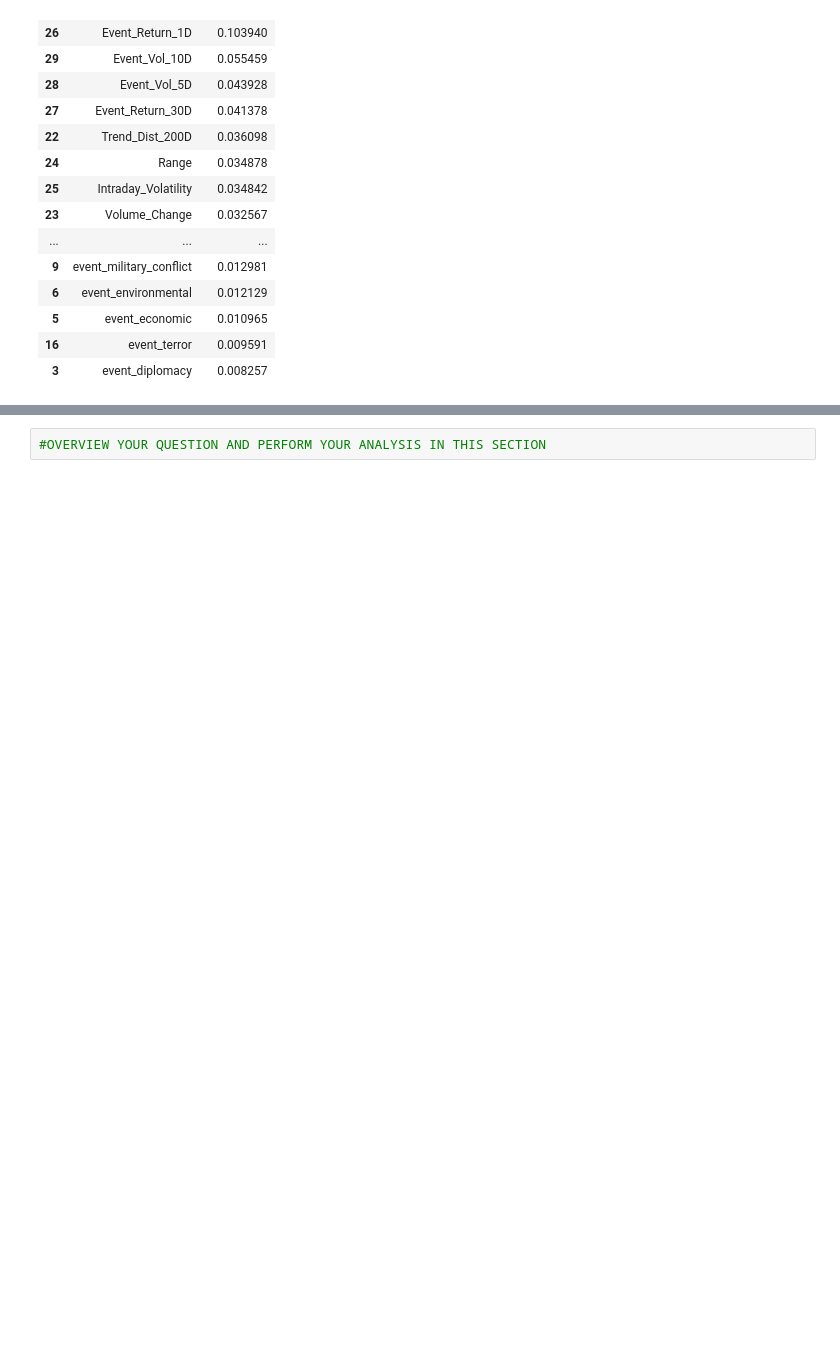
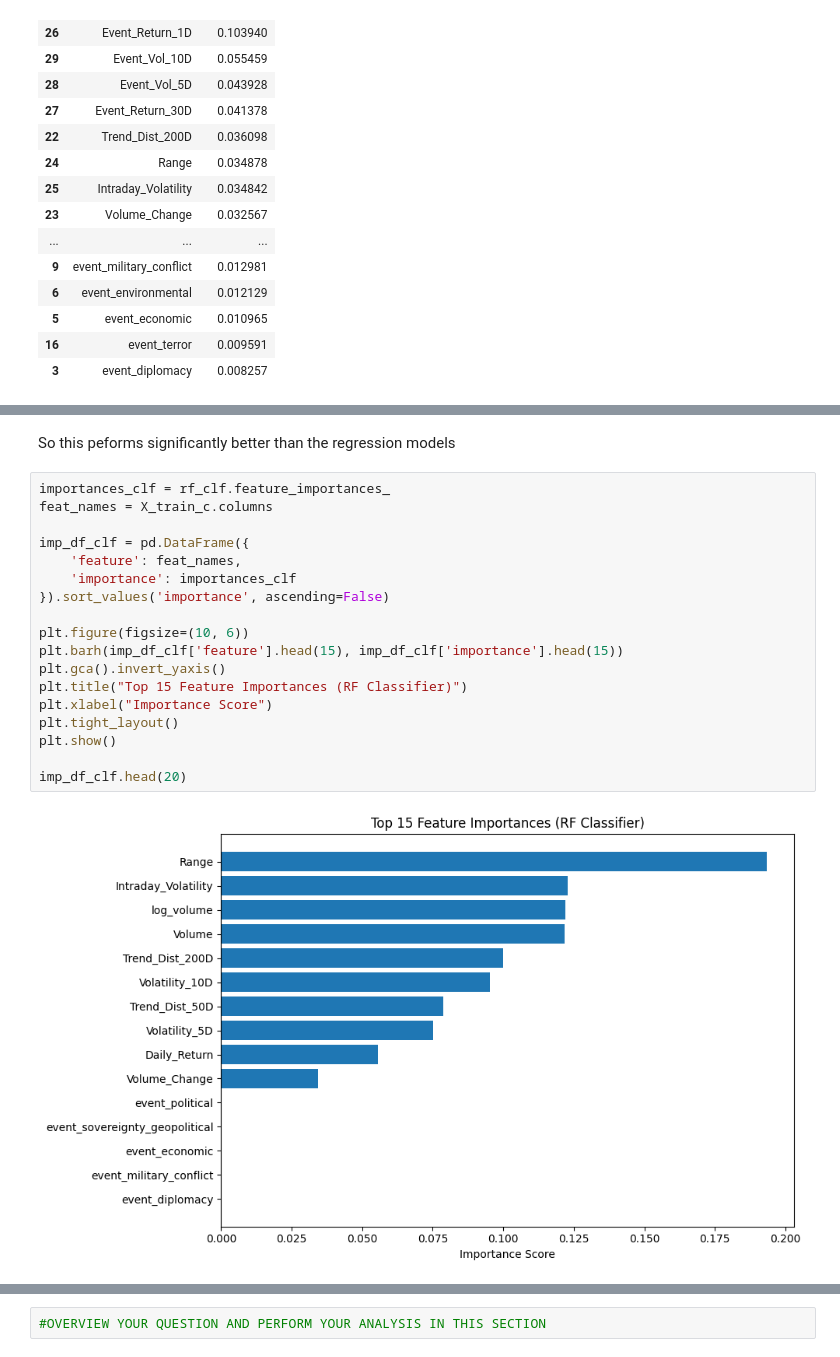
Before and after one commit to kiah-ucsd/DES200, a Jupyter notebook: FinalProject/Final Project_Fall2025.ipynb, the cells around one changed output, grey strips where cells are left out. Saved outputs shown, nothing was run; the diff lists cells and outputs as text; blank space fills up the shorter version.

```diff
--- a/FinalProject/Final Project_Fall2025.ipynb
+++ b/FinalProject/Final Project_Fall2025.ipynb
@@ -1222,0 +1284,22 @@ imp_df.head(20)
+# %% [markdown]
+So this peforms significantly better than the regression models
+# %%
+importances_clf = rf_clf.feature_importances_
+feat_names = X_train_c.columns
+
+imp_df_clf = pd.DataFrame({
+    'feature': feat_names,
+    'importance': importances_clf
+}).sort_values('importance', ascending=False)
+
+plt.figure(figsize=(10, 6))
+plt.barh(imp_df_clf['feature'].head(15), imp_df_clf['importance'].head(15))
+plt.gca().invert_yaxis()
+plt.title("Top 15 Feature Importances (RF Classifier)")
+plt.xlabel("Importance Score")
+plt.tight_layout()
+plt.show()
+
+imp_df_clf.head(20)
+# %% [output]
+[figure, added]
```
Also changed, not shown: parts of 7 cells of this notebook.
